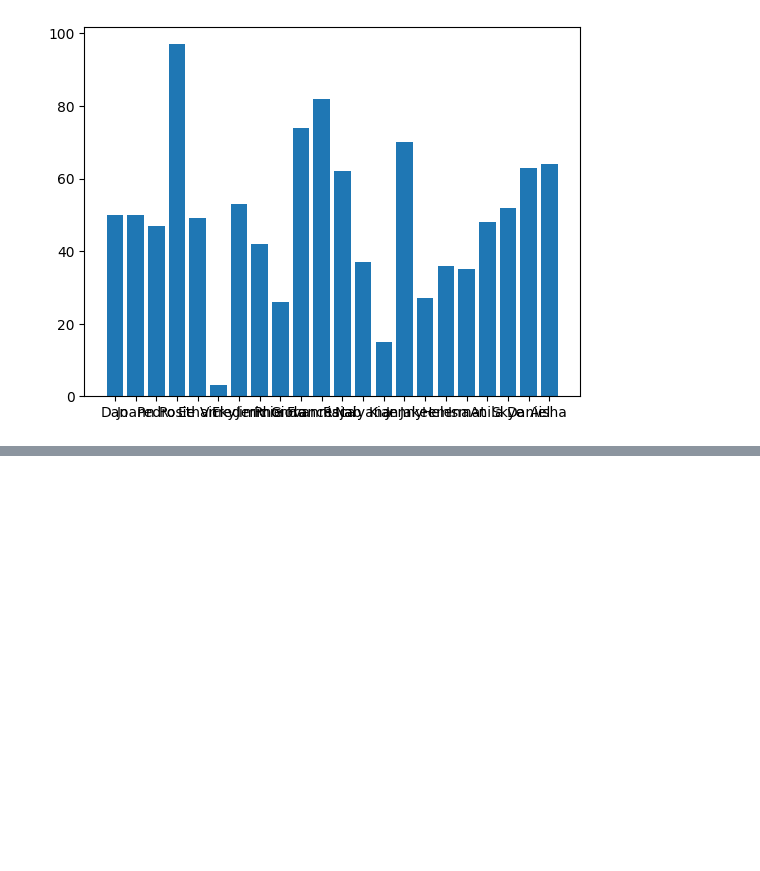
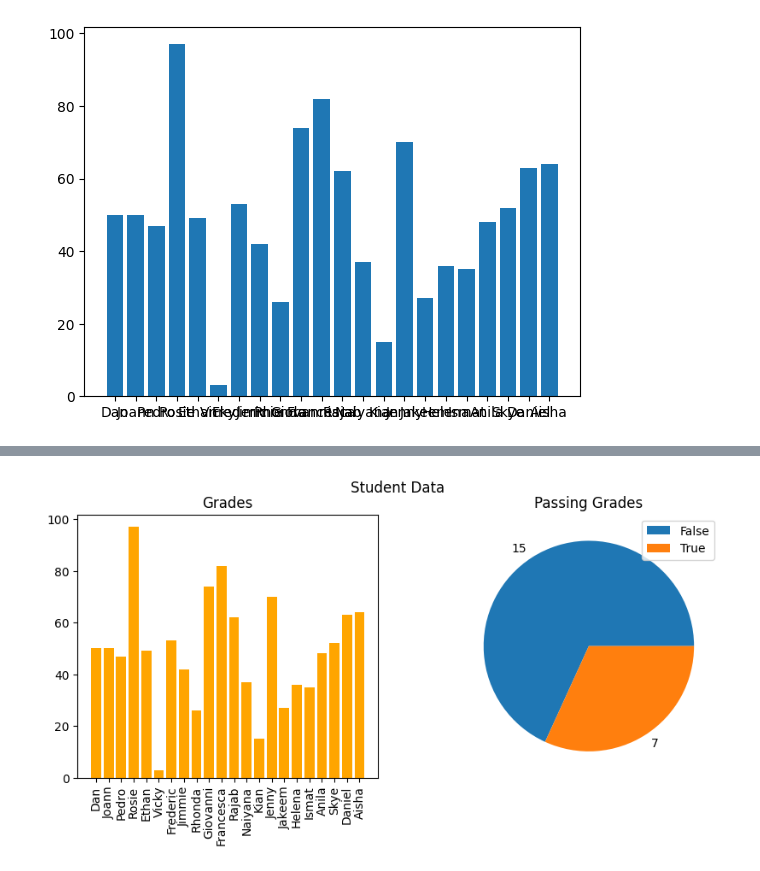
Before and after one commit to Rich627/MicrosoftLearning-DP-100, a Jupyter notebook: Day2.ipynb, the cells around one changed output, grey strips where cells are left out. Saved outputs shown, nothing was run; the diff lists cells and outputs as text; code cells hidden in the pictures; blank space fills up the shorter version.

```diff
--- a/Day2.ipynb
+++ b/Day2.ipynb
@@ -60,0 +72,17 @@ plt.show()
+# %%
+fig, ax = plt.subplots(1, 2, figsize = (10,4))
+ax[0].bar(x=df_students.Name, height=df_students.Grade, color='orange')
+ax[0].set_title('Grades')
+ax[0].set_xticklabels(df_students.Name, rotation=90)
+pass_counts = df_students['Pass'].value_counts()
+
+ax[1].pie(pass_counts, labels=pass_counts)
+ax[1].set_title('Passing Grades')
+ax[1].legend(pass_counts.keys().tolist())
+
+fig.suptitle('Student Data')
+
+# Show the figure
+fig.show()
+# %% [output]
+[figure, added]
```
Also changed, not shown: parts of 8 cells of this notebook, 2 other files.
